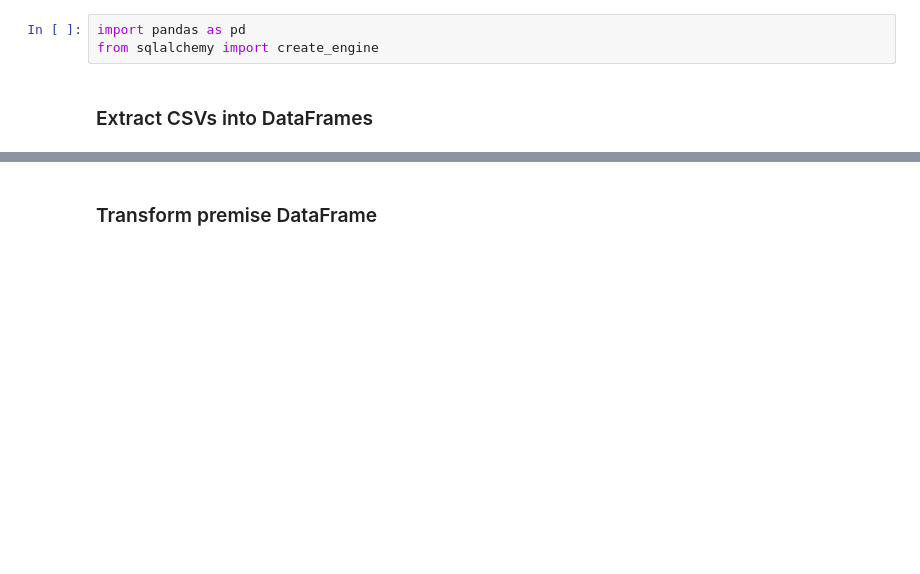
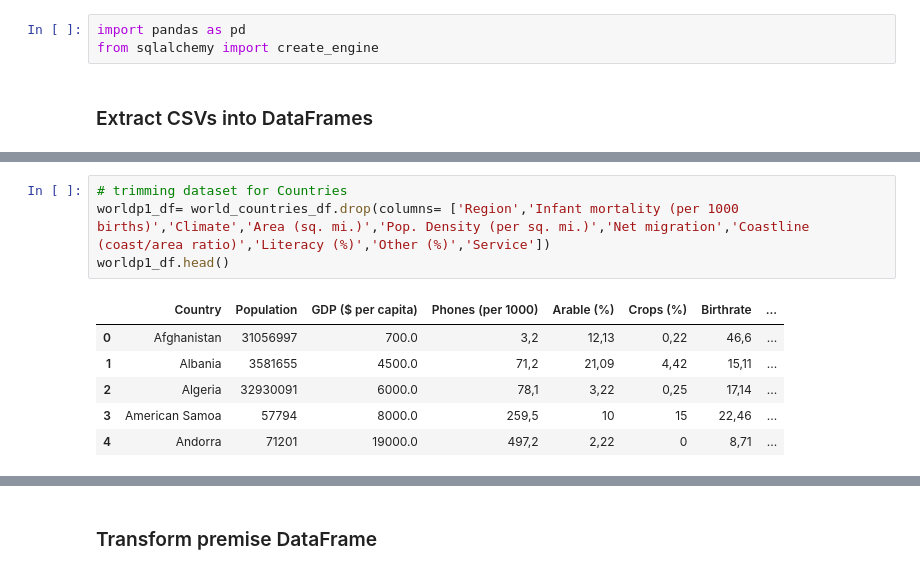
Before and after one commit to marcangeles/ETL-project, a Jupyter notebook: 13-ETL-Project-Day1.ipynb, the cells around one changed output, grey strips where cells are left out. Saved outputs shown, nothing was run; the diff lists cells and outputs as text; blank space fills up the shorter version.

```diff
--- a/13-ETL-Project-Day1.ipynb
+++ b/13-ETL-Project-Day1.ipynb
@@ -179,0 +200,11 @@ county_file = "1/02-Stu_ETL_Pandas_Local/Resources/CountyLicenseCount.csv"
+# %%
+# trimming dataset for Countries
+worldp1_df= world_countries_df.drop(columns= ['Region','Infant mortality (per 1000 births)','Climate','Area (sq. mi.)','Pop. Density (per sq. mi.)','Net migration','Coastline (coast/area ratio)','Literacy (%)','Other (%)','Service'])
+worldp1_df.head()
+# %% [output]
+|  | Country | Population | GDP ($ per capita) | Phones (per 1000) | Arable (%) | Crops (%) | Birthrate | ... |
+| 0 | Afghanistan | 31056997 | 700.0 | 3,2 | 12,13 | 0,22 | 46,6 | ... |
+| 1 | Albania | 3581655 | 4500.0 | 71,2 | 21,09 | 4,42 | 15,11 | ... |
+| 2 | Algeria | 32930091 | 6000.0 | 78,1 | 3,22 | 0,25 | 17,14 | ... |
+| 3 | American Samoa | 57794 | 8000.0 | 259,5 | 10 | 15 | 22,46 | ... |
+| 4 | Andorra | 71201 | 19000.0 | 497,2 | 2,22 | 0 | 8,71 | ... |
```
Also changed, not shown: parts of 11 cells of this notebook, 5 other files.
